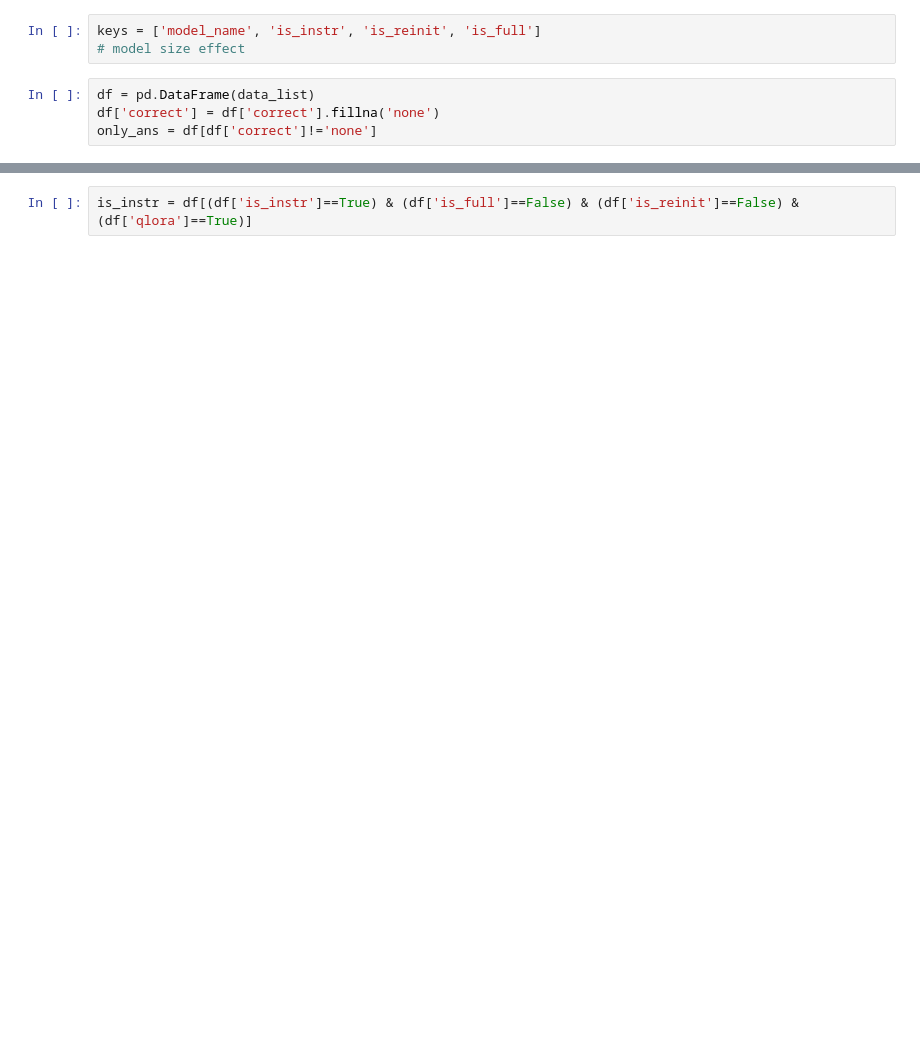
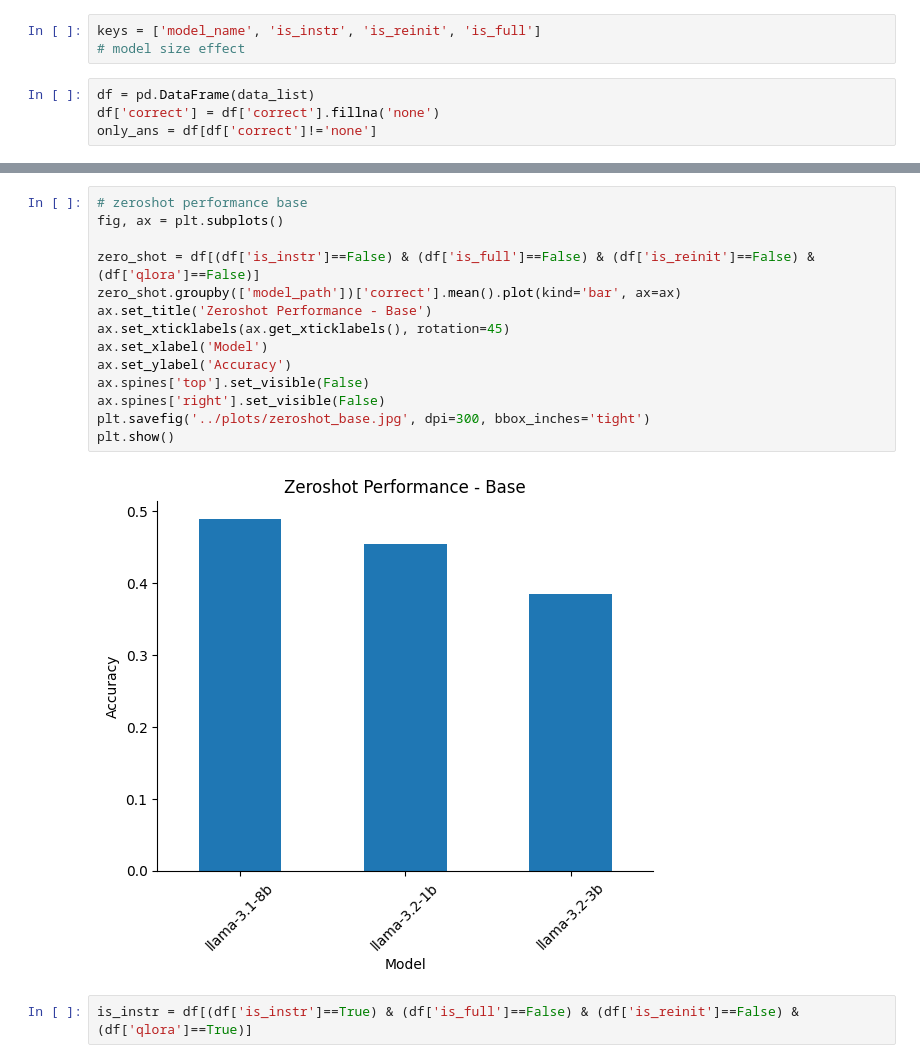
Before and after one commit to vminvsky/finetuning-folktexts, a Jupyter notebook: notebooks/explore_results.ipynb, the cells around one changed output, grey strips where cells are left out. Drawn from its saved outputs; the diff is of its cells as text; blank space fills up the shorter version.

```diff
--- a/notebooks/explore_results.ipynb
+++ b/notebooks/explore_results.ipynb
@@ -104,3 +161,19 @@ zero_shot.groupby(['model_path','correct'])['correct'].count().plot(kind='bar')
+# %%
+# zeroshot performance base
+fig, ax = plt.subplots()
+
+zero_shot = df[(df['is_instr']==False) & (df['is_full']==False) & (df['is_reinit']==False) & (df['qlora']==False)]
+zero_shot.groupby(['model_path'])['correct'].mean().plot(kind='bar', ax=ax)
+ax.set_title('Zeroshot Performance - Base')
+ax.set_xticklabels(ax.get_xticklabels(), rotation=45)
+ax.set_xlabel('Model')
+ax.set_ylabel('Accuracy')
+ax.spines['top'].set_visible(False)
+ax.spines['right'].set_visible(False)
+plt.savefig('../plots/zeroshot_base.jpg', dpi=300, bbox_inches='tight')
+plt.show()
+# %% [output]
+[figure, added]
 # %%
 is_instr = df[(df['is_instr']==True) & (df['is_full']==False) & (df['is_reinit']==False) & (df['qlora']==True)]
 # %%
```
Also changed, not shown: parts of 22 cells of this notebook, 8 other files.
